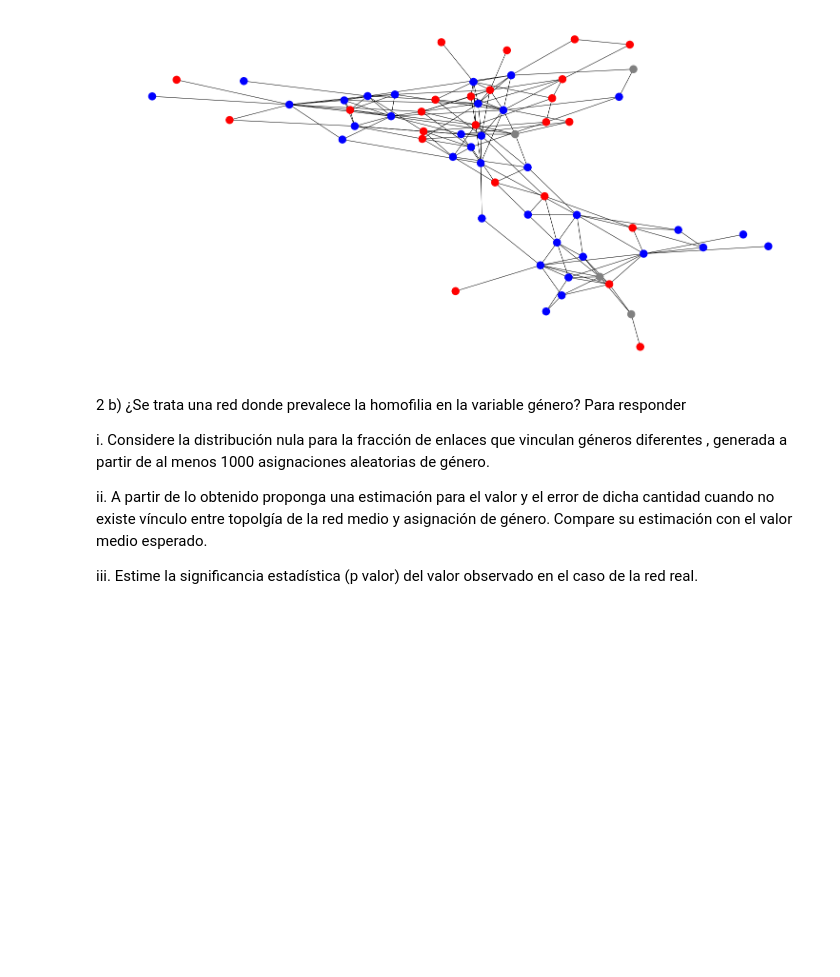
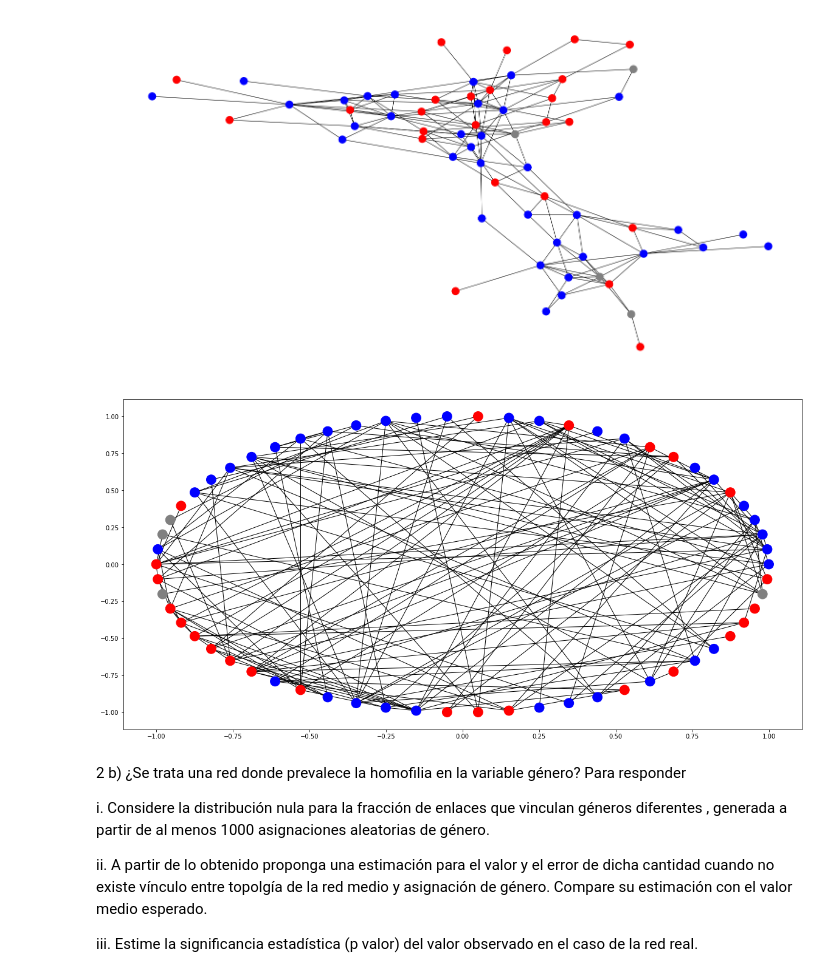
Before and after one commit to alangivre/TP1, a Jupyter notebook: TC1_Redes Complejas-Grupo7_Givre_Pedraza_Burgos.ipynb, the cells around one changed output. Saved outputs shown, nothing was run; the diff lists cells and outputs as text; code cells hidden in the pictures; blank space fills up the shorter version.

```diff
--- a/TC1_Redes Complejas-Grupo7_Givre_Pedraza_Burgos.ipynb
+++ b/TC1_Redes Complejas-Grupo7_Givre_Pedraza_Burgos.ipynb
@@ -212,6 +228,21 @@ nx.draw(delfines,
 plt.show()
 # %% [output]
 [figure]
+# %%
+# Grafico con información de género de los delfines
+
+plt.figure(figsize=(20,10))
+nx.draw_networkx(delfines,
+        width=1,
+        node_color=["blue" if g=="m" else "red" if g=="f" else "grey"  for g in nx.get_node_attributes(delfines,
+                                                                                        "genero").values()],
+        node_size=250,
+        with_labels=False,
+       pos=nx.circular_layout(delfines)
+       )
+plt.show()
+# %% [output]
+[figure, added]
 # %% [markdown]
 2 b) ¿Se trata una red donde prevalece la
 homofilia
```
Also changed, not shown: parts of 6 cells of this notebook.
